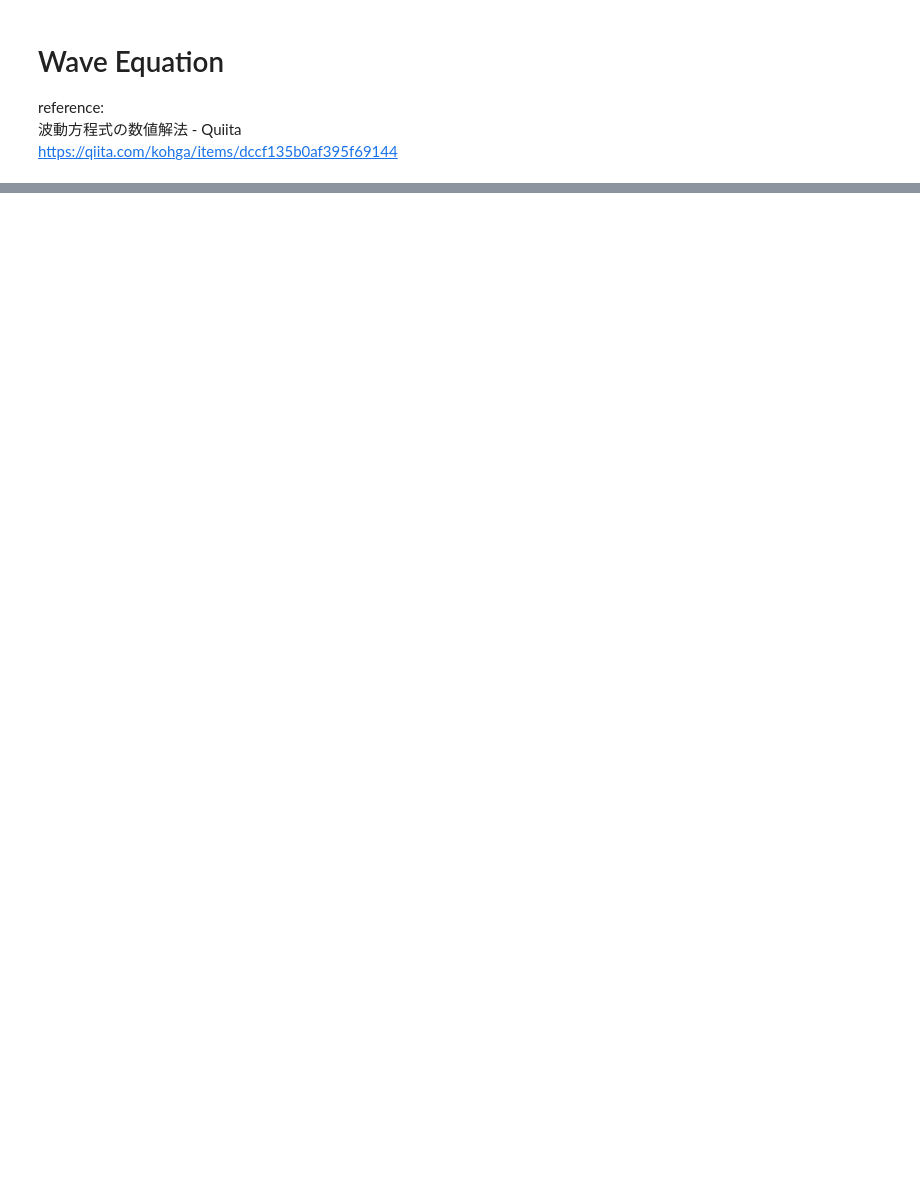
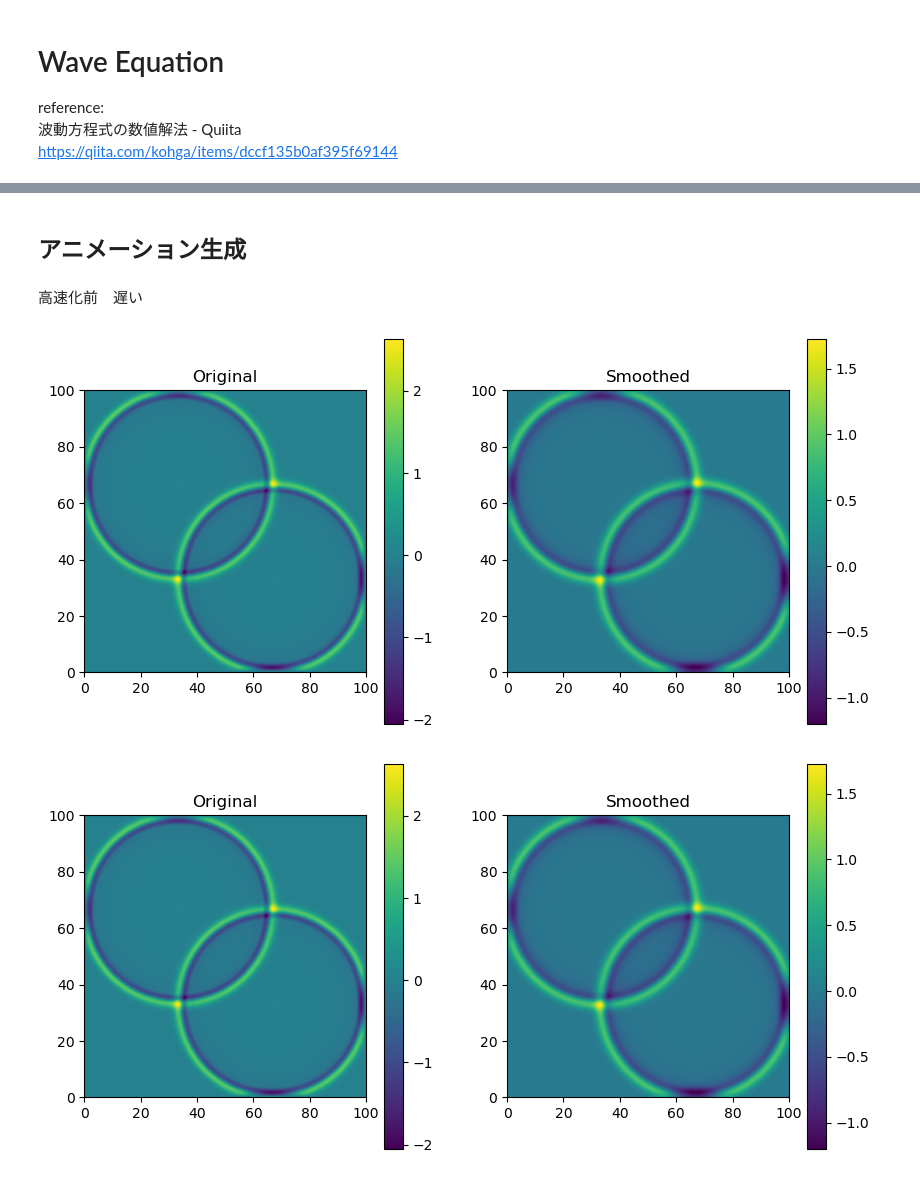
Before and after one commit to tnkm23/Wave-Equation, a Jupyter notebook: Wave_Equation.ipynb, the cells around one changed output, grey strips where cells are left out. Saved outputs shown, nothing was run; the diff lists cells and outputs as text; code cells hidden in the pictures; blank space fills up the shorter version.

```diff
--- a/Wave_Equation.ipynb
+++ b/Wave_Equation.ipynb
@@ -104,0 +116,50 @@ Hello World!
+# %% [markdown]
+## アニメーション生成
+# %% [markdown]
+高速化前　遅い
+# %%
+import numpy as np
+import matplotlib.pyplot as plt
+import matplotlib.animation as animation
+from scipy.ndimage import gaussian_filter
+
+# WaveSolverクラスのインスタンスを作成
+wave_solver = WaveSolver()
+
+# シミュレーションループ
+for i in range(1000):
+    wave_solver.step()
+
+# 可視化のために平滑化した波の高さを計算
+smoothed_image = gaussian_filter(wave_solver._u_cur, sigma=3)
+
+# オリジナルと平滑化した波の高さを表示
+fig, axs = plt.subplots(1, 2, figsize=(10, 5))
+im1 = axs[0].imshow(wave_solver._u_cur, cmap='viridis', extent=[0, wave_solver.kWaveWidth, 0, wave_solver.kWaveWidth])
+im2 = axs[1].imshow(smoothed_image, cmap='viridis', extent=[0, wave_solver.kWaveWidth, 0, wave_solver.kWaveWidth])
+axs[0].set_title('Original')
+axs[1].set_title('Smoothed')
+fig.colorbar(im1, ax=axs[0])
+fig.colorbar(im2, ax=axs[1])
+
+def update_plot(num, im, wave_solver):
+    for i in range(10):  # 10ステップ分更新
+        wave_solver.step()
+    smoothed_image = gaussian_filter(wave_solver._u_cur, sigma=3)
+    im[0].set_array(wave_solver._u_cur)
+    im[1].set_array(smoothed_image)
+    return im
+
+fig_anim, axs_anim = plt.subplots(1, 2, figsize=(10, 5))
+im_anim1 = axs_anim[0].imshow(wave_solver._u_cur, cmap='viridis', extent=[0, wave_solver.kWaveWidth, 0, wave_solver.kWaveWidth])
+im_anim2 = axs_anim[1].imshow(smoothed_image, cmap='viridis', extent=[0, wave_solver.kWaveWidth, 0, wave_solver.kWaveWidth])
+axs_anim[0].set_title('Original')
+axs_anim[1].set_title('Smoothed')
+fig_anim.colorbar(im_anim1, ax=axs_anim[0])
+fig_anim.colorbar(im_anim2, ax=axs_anim[1])
+
+ani = animation.FuncAnimation(fig_anim, update_plot, frames=100, fargs=[(im_anim1, im_anim2), wave_solver], interval=100)
+plt.show()
+# %% [output]
+[figure, added]
+[figure, added]
```
Also changed, not shown: parts of 12 cells of this notebook, 1 other file.
